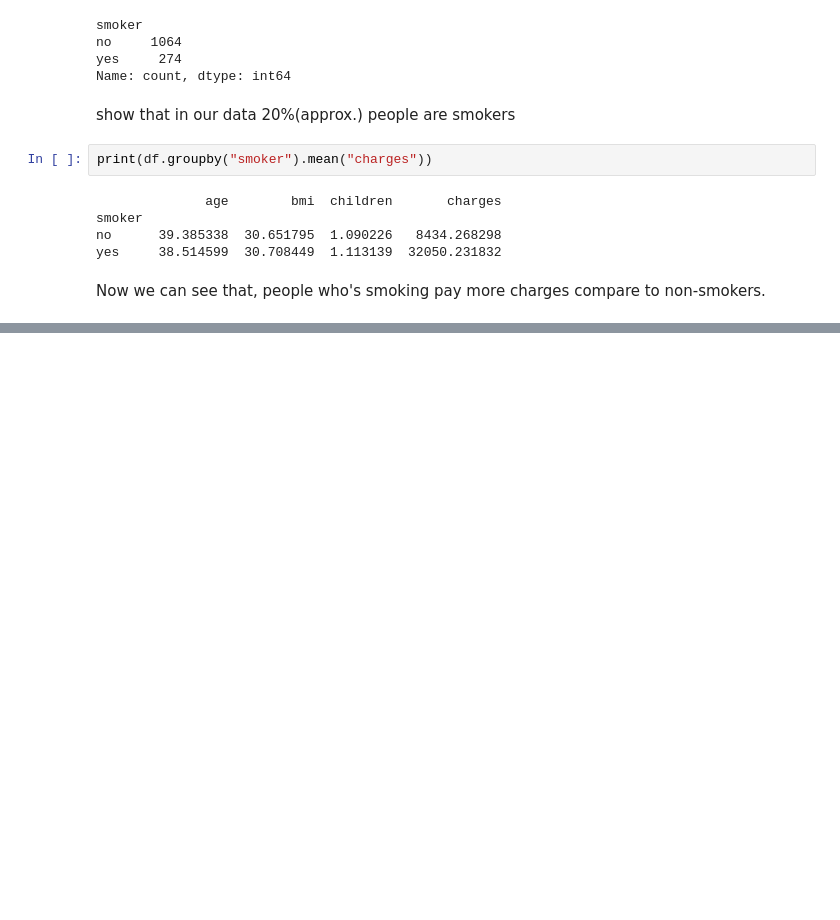
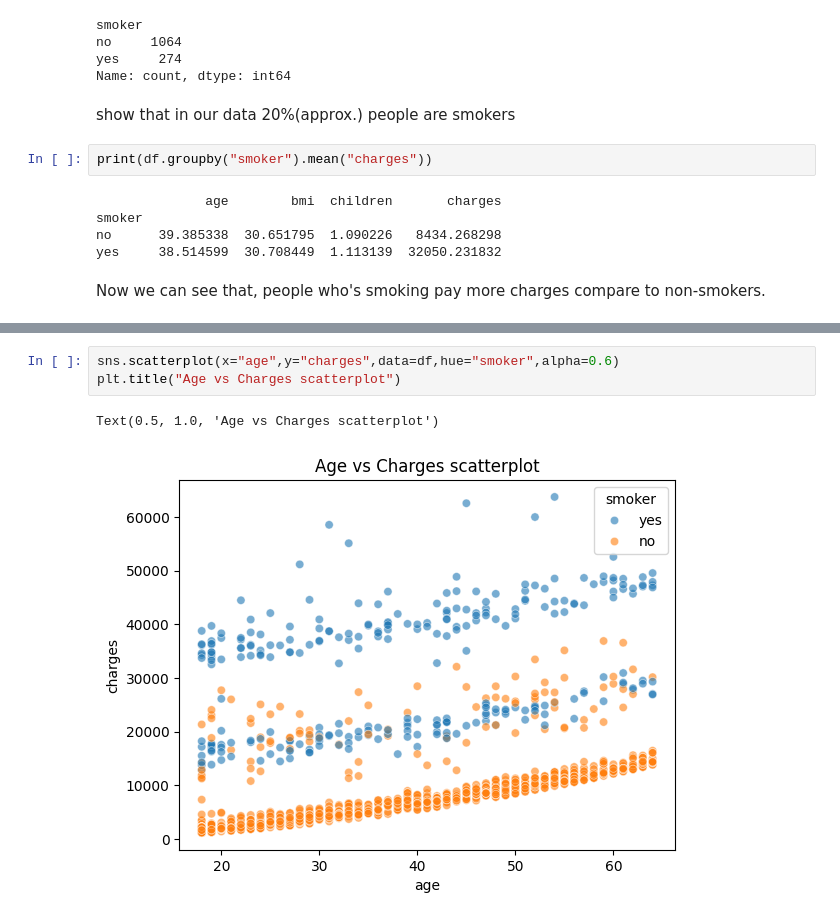
Before and after one commit to sarthakactuary/Actuarial_Analysis_on_Medical_Cost_Data, a Jupyter notebook: Working.ipynb, the cells around one changed output, grey strips where cells are left out. Drawn from its saved outputs; the diff is of its cells as text; blank space fills up the shorter version.

```diff
--- a/Working.ipynb
+++ b/Working.ipynb
@@ -84,0 +102,6 @@ Now we can see that, people who's smoking pay more charges compare to non-smoker
+# %%
+sns.scatterplot(x="age",y="charges",data=df,hue="smoker",alpha=0.6)
+plt.title("Age vs Charges scatterplot")
+# %% [output]
+Text(0.5, 1.0, 'Age vs Charges scatterplot')
+[figure, added]
```
Also changed, not shown: parts of 5 cells of this notebook, 4 other files.
